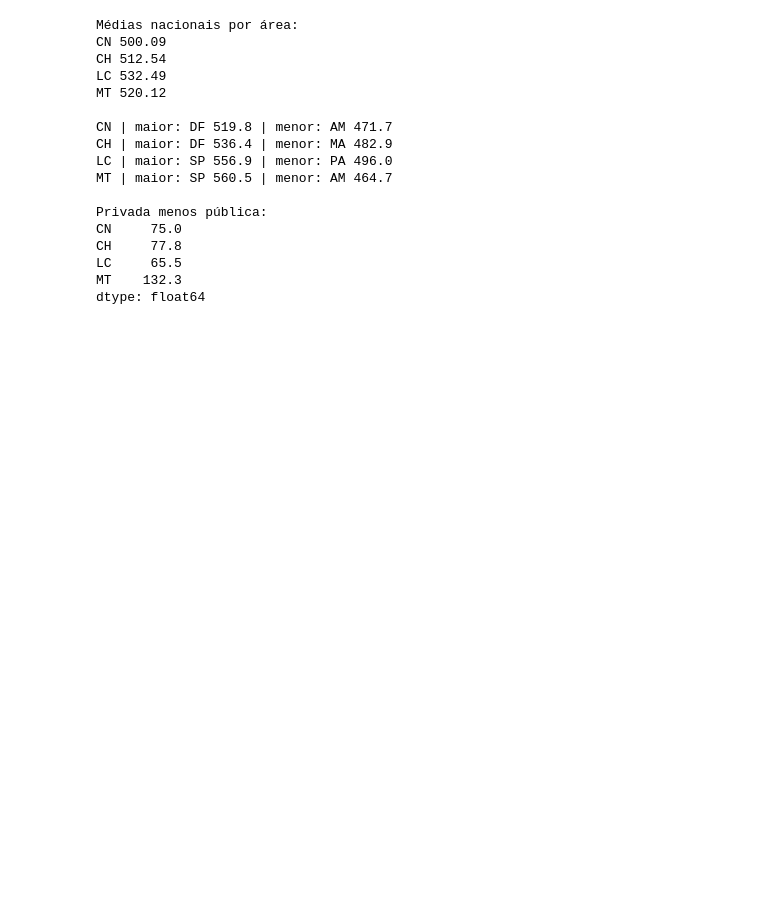
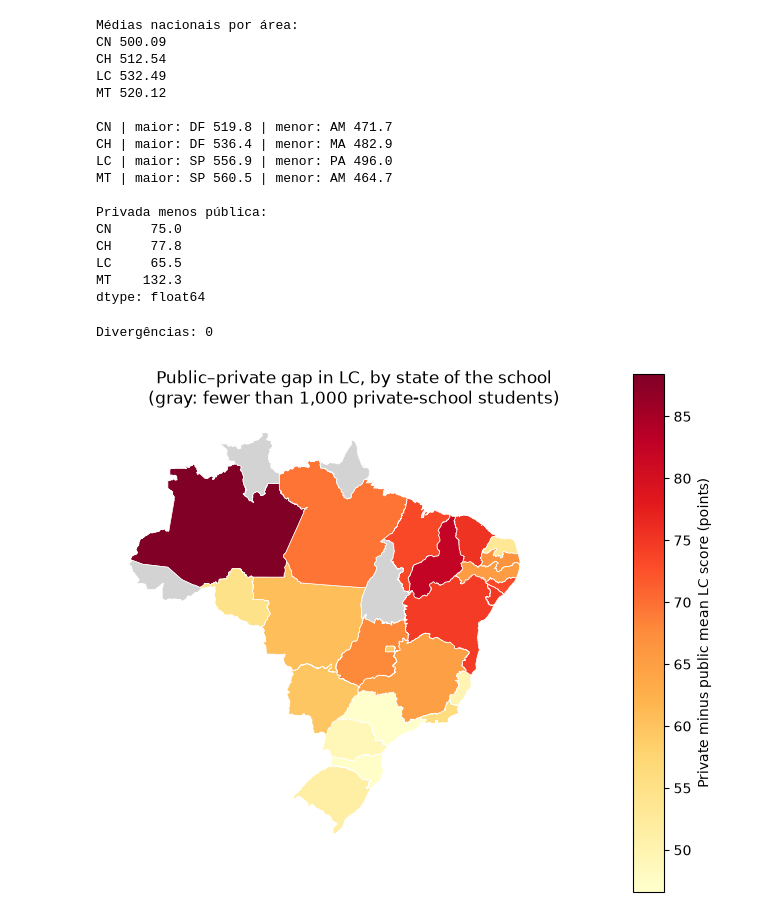
Before and after one commit to jpauloxvr/enem-analytics, a Jupyter notebook: notebooks/02_data_cleaning.ipynb, the cells around one changed output. Drawn from its saved outputs; the diff is of its cells as text; code cells hidden in the pictures; blank space fills up the shorter version.

Commit message:
Add public-private gap map and validate regions

```diff
--- a/notebooks/02_data_cleaning.ipynb
+++ b/notebooks/02_data_cleaning.ipynb
@@ -928,3 +928,28 @@ CH     77.8
 LC     65.5
 MT    132.3
 dtype: float64
+# %%
+reg_ibge = mapa.set_index("SIGLA_UF")["NM_REGIAO"].str.lower()
+reg_nossa = pd.Series(UF_REGIAO).str.lower()
+print("Divergências:", (reg_ibge != reg_nossa.reindex(reg_ibge.index)).sum())
+# %% [output]
+Divergências: 0
+# %%
+gap_uf = pivo(com_escola, "SG_UF_ESC", "LC")
+gap_uf = gap_uf[gap_uf["n_priv"] >= 1000]
+
+mapa_gap = mapa.merge(gap_uf[["gap"]], left_on="SIGLA_UF", right_index=True, how="left")
+
+fig, ax = plt.subplots(figsize=(8, 8))
+mapa_gap.plot(
+    column="gap", cmap="YlOrRd", legend=True,
+    edgecolor="white", linewidth=0.5, ax=ax,
+    legend_kwds={"label": "Private minus public mean LC score (points)"},
+    missing_kwds={"color": "lightgray"},
+)
+ax.set_title("Public–private gap in LC, by state of the school\n(gray: fewer than 1,000 private-school students)")
+ax.set_axis_off()
+fig.savefig("../images/map_lc_gap_by_state.png", dpi=150, bbox_inches="tight")
+plt.show()
+# %% [output]
+[figure, added]
```
Also changed, not shown: parts of 1 cell of this notebook, 1 other file.
